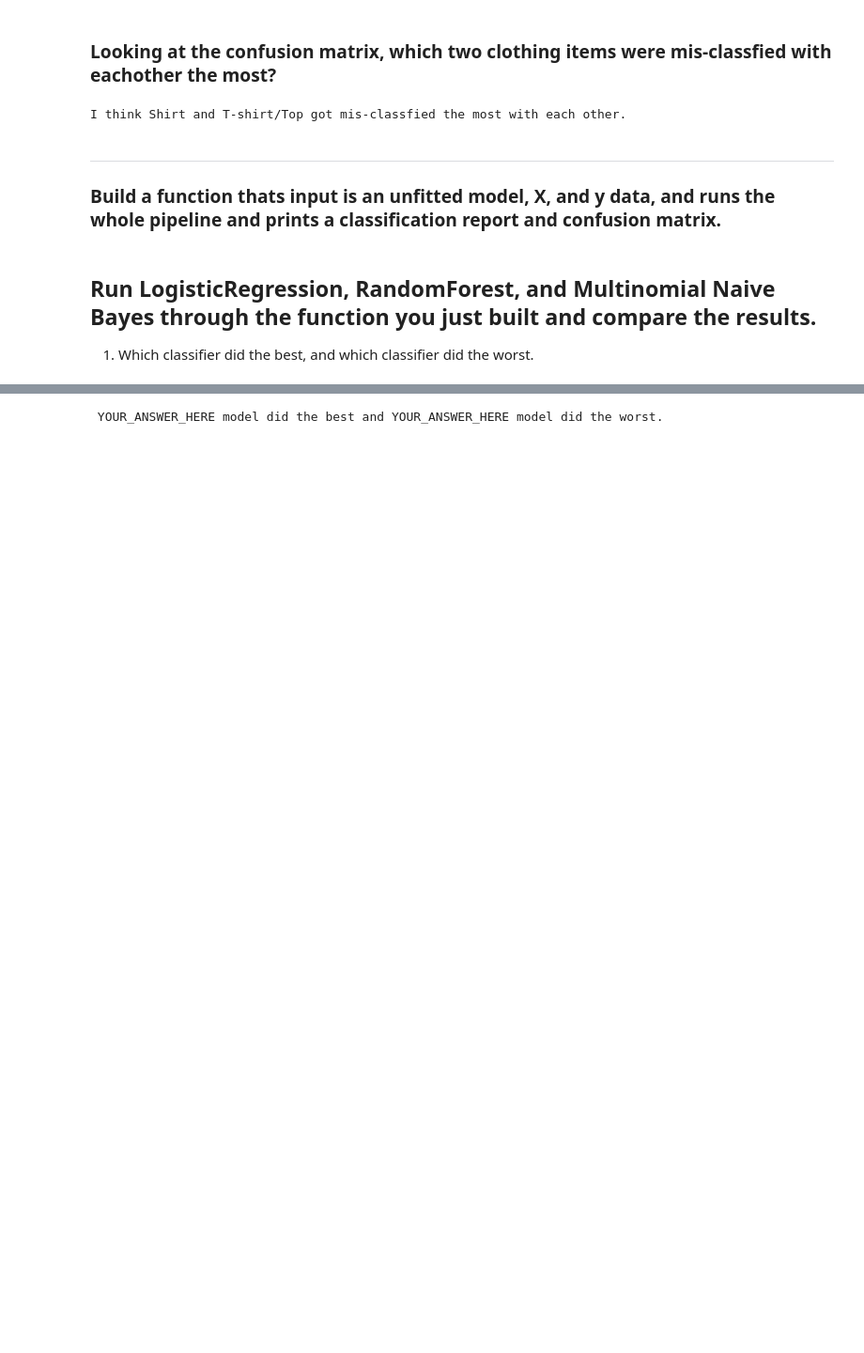
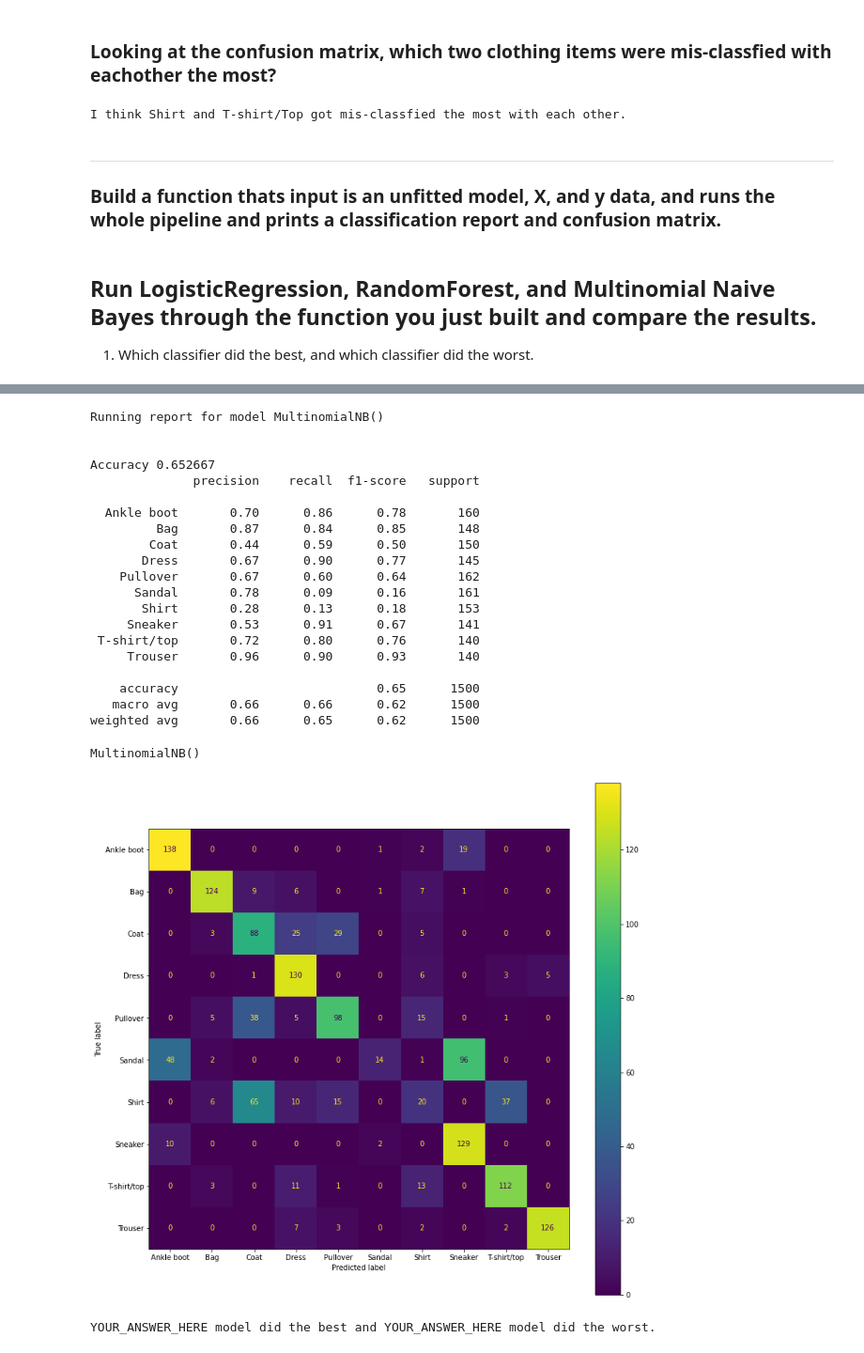
Before and after one commit to ibhuang/2020-fall-data-science, a Jupyter notebook: Week8-Image-Classification/Image-Classification-Exercise.ipynb, the cells around one changed output, grey strips where cells are left out. Shown: that part at 94% size. Drawn from its saved outputs; the diff is of its cells as text; code cells hidden in the pictures; blank space fills up the shorter version.

```diff
--- a/Week8-Image-Classification/Image-Classification-Exercise.ipynb
+++ b/Week8-Image-Classification/Image-Classification-Exercise.ipynb
@@ -303 +386,29 @@ def build_and_eval_model(model, X, y, random_state=23):
+# %%
+# MultinomialNB
+from sklearn.naive_bayes import MultinomialNB
+mnb = MultinomialNB()
+build_and_eval_model(mnb, X, y)
+# %% [output]
+Running report for model MultinomialNB()
+
+
+Accuracy 0.652667
+              precision    recall  f1-score   support
+
+  Ankle boot       0.70      0.86      0.78       160
+         Bag       0.87      0.84      0.85       148
+        Coat       0.44      0.59      0.50       150
+       Dress       0.67      0.90      0.77       145
+    Pullover       0.67      0.60      0.64       162
+      Sandal       0.78      0.09      0.16       161
+       Shirt       0.28      0.13      0.18       153
+     Sneaker       0.53      0.91      0.67       141
+ T-shirt/top       0.72      0.80      0.76       140
+     Trouser       0.96      0.90      0.93       140
+
+    accuracy                           0.65      1500
+   macro avg       0.66      0.66      0.62      1500
+weighted avg       0.66      0.65      0.62      1500
+MultinomialNB()
+[figure, added]
 # %%
```
Also changed, not shown: parts of 7 cells of this notebook.
